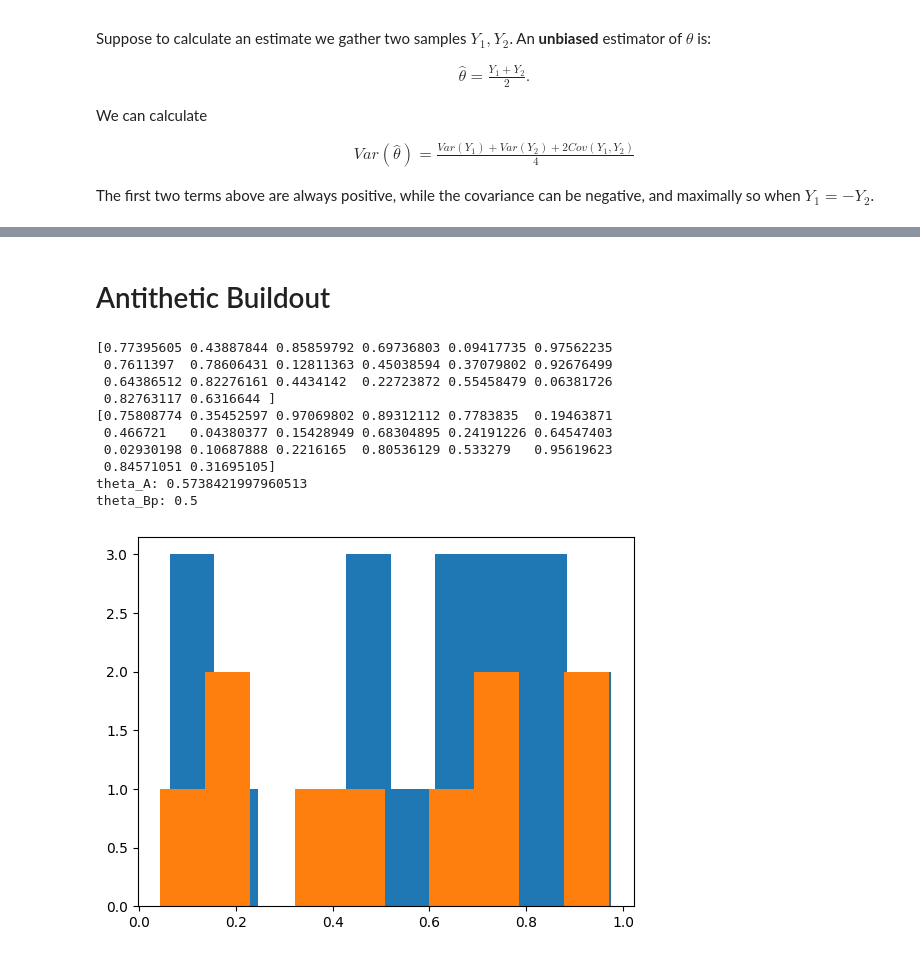
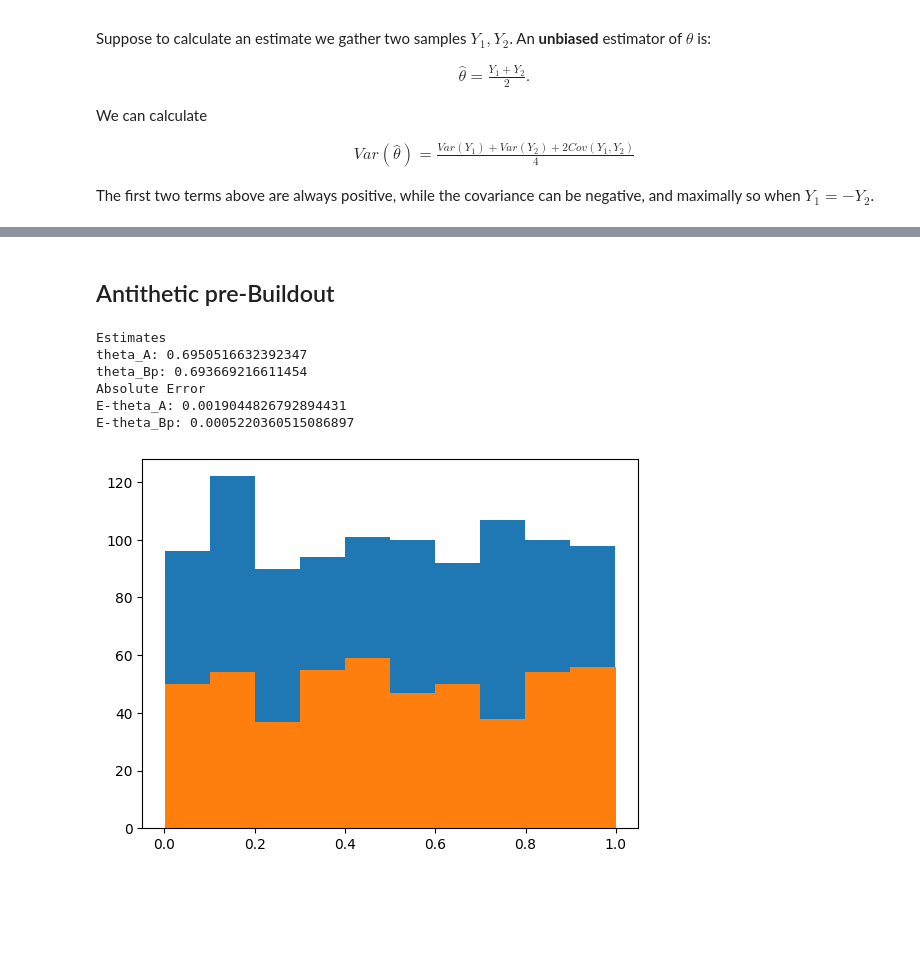
Before and after one commit to jlopez8/monte_carlo_lab, a Jupyter notebook: experiments/building_distributions.ipynb, the cells around one changed output, grey strips where cells are left out. Saved outputs shown, nothing was run; the diff lists cells and outputs as text; code cells hidden in the pictures; blank space fills up the shorter version.

Commit message:
complete control variates theory and pre buildout

```diff
--- a/experiments/building_distributions.ipynb
+++ b/experiments/building_distributions.ipynb
@@ -239,41 +346,42 @@ $$\hat{\theta}_B = \hat{E}_B =  \frac{1}{2M} \left( \sum_{i = 1}^{M} \frac{1}{1
 
 Why the $2M$ for calculation $A$? because to compare equal sized samples we have to collect twice as many direct samples for $u$ versus if we use the antithetic sampling, which is free, because we just use what we already have an convert as $u' = 1 - u$.
 # %% [markdown]
-# Antithetic Buildout
+## Antithetic pre-Buildout
 # %%
 import numpy as np
 
 rng = np.random.default_rng(seed=42)
 
 # Collect sampling and antithetic sample.
-M = 10
+M = 500
 u_A = rng.uniform(0, 1.0, 2 * M)
 u_B = rng.uniform(0, 1.0, M)
 u_Bp = np.concatenate((u_B, (1 - u_B)))
 
-print(u_A)
-print(u_Bp)
+# print(u_A)
+# print(u_Bp)
 
 plt.hist(u_A);
 plt.hist(u_B);
 # plt.hist(u_Bp, label="antithetic");
 
 # Build the estimates:
 
-theta_A = sum(u_A) / (2 * M)
-theta_Bp = sum(u_Bp) / (2 * M)
+theta_A =  sum(1 / (1 + u_A)) / (2 * M)
+theta_Bp = sum(1 / (1 + u_Bp)) / (2 * M)
+exact_soln = np.log(2)
 
+print("Estimates")
 print(f"theta_A: {theta_A}")
 print(f"theta_Bp: {theta_Bp}")
+print("Absolute Error")
+print(f"E-theta_A: {abs(theta_A - exact_soln)}")
+print(f"E-theta_Bp: {abs(theta_Bp - exact_soln)}")
 # %% [output]
-[0.77395605 0.43887844 0.85859792 0.69736803 0.09417735 0.97562235
- 0.7611397  0.78606431 0.12811363 0.45038594 0.37079802 0.92676499
- 0.64386512 0.82276161 0.4434142  0.22723872 0.55458479 0.06381726
- 0.82763117 0.6316644 ]
-[0.75808774 0.35452597 0.97069802 0.89312112 0.7783835  0.19463871
- 0.466721   0.04380377 0.15428949 0.68304895 0.24191226 0.64547403
- 0.02930198 0.10687888 0.2216165  0.80536129 0.533279   0.95619623
- 0.84571051 0.31695105]
-theta_A: 0.5738421997960513
-theta_Bp: 0.5
+Estimates
+theta_A: 0.6950516632392347
+theta_Bp: 0.693669216611454
+Absolute Error
+E-theta_A: 0.0019044826792894431
+E-theta_Bp: 0.0005220360515086897
-[figure, old version]
+[figure, new version]
```
Also changed, not shown: parts of 18 cells of this notebook.
